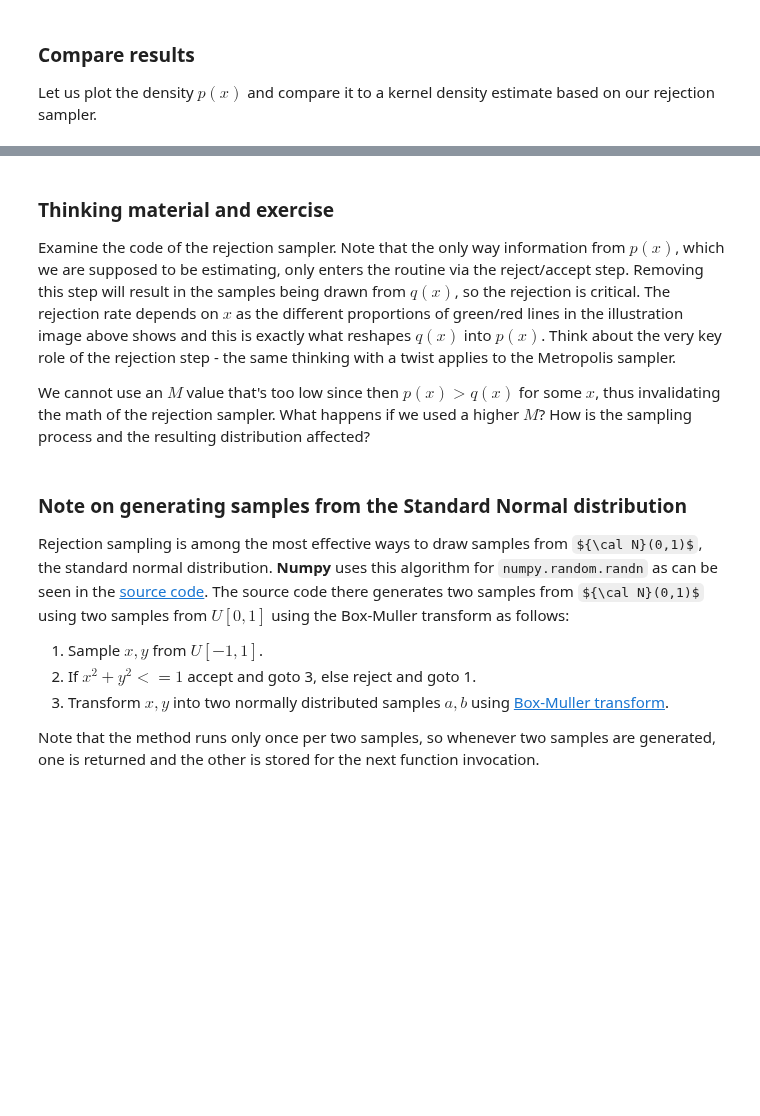
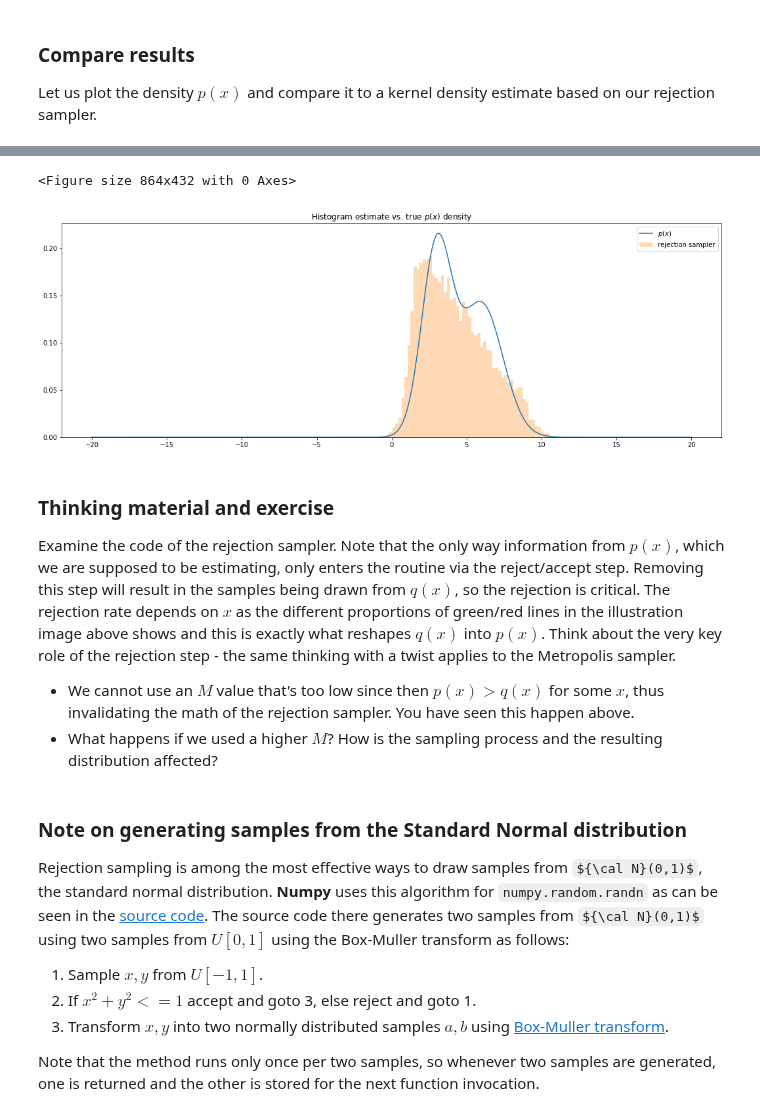
Before and after one commit to fonnesbeck/PyMC3_DataScienceLA, a Jupyter notebook: notebooks/3c. Rejection sampling.ipynb, the cells around one changed output, grey strips where cells are left out. Saved outputs shown, nothing was run; the diff lists cells and outputs as text; code cells hidden in the pictures; some formulas as TeX source; blank space fills up the shorter version.

```diff
--- a/notebooks/3c. Rejection sampling.ipynb
+++ b/notebooks/3c. Rejection sampling.ipynb
@@ -114,9 +117,24 @@ _ = plt.legend()
+# %%
+samples_p = rejection_sampler(30000, 0.5)
+
+plt.figure(figsize=(12,6))
+x = np.linspace(-20, 20, 500)
+fig = plt.figure(figsize=(18,6))
+plt.plot(x, eval_p(x), label = '$p(x)$')
+#sns.kdeplot(samples_p)
+plt.hist(samples_p, bins=np.linspace(-5, 15, 100), density=True, alpha=0.3,label='rejection sampler')
+plt.title('Histogram estimate vs. true $p(x)$ density')
+_ = plt.legend()
+# %% [output]
+<Figure size 864x432 with 0 Axes>
+[figure, added]
 # %% [markdown]
 ### Thinking material and exercise
 
 Examine the code of the rejection sampler. Note that the only way information from $p(x)$, which we are supposed to be estimating, only enters the routine via the reject/accept step. Removing this step will result in the samples being drawn from $q(x)$, so the rejection is critical.  The rejection rate depends on $x$ as the different proportions of green/red lines in the illustration image above shows and this is exactly what reshapes $q(x)$ into $p(x)$. Think about the very key role of the rejection step - the same thinking with a twist applies to the Metropolis sampler.
 
-We cannot use an $M$ value that's too low since then $p(x) > q(x)$ for some $x$, thus invalidating the math of the rejection sampler. What happens if we used a higher $M$? How is the sampling process and the resulting distribution affected?
+- We cannot use an $M$ value that's too low since then $p(x) > q(x)$ for some $x$, thus invalidating the math of the rejection sampler. You have seen this happen above.
+- What happens if we used a higher $M$? How is the sampling process and the resulting distribution affected?
 # %% [markdown]
 ### Note on generating samples from the Standard Normal distribution
 
```
Also changed, not shown: parts of 3 cells of this notebook, 1 other file.
